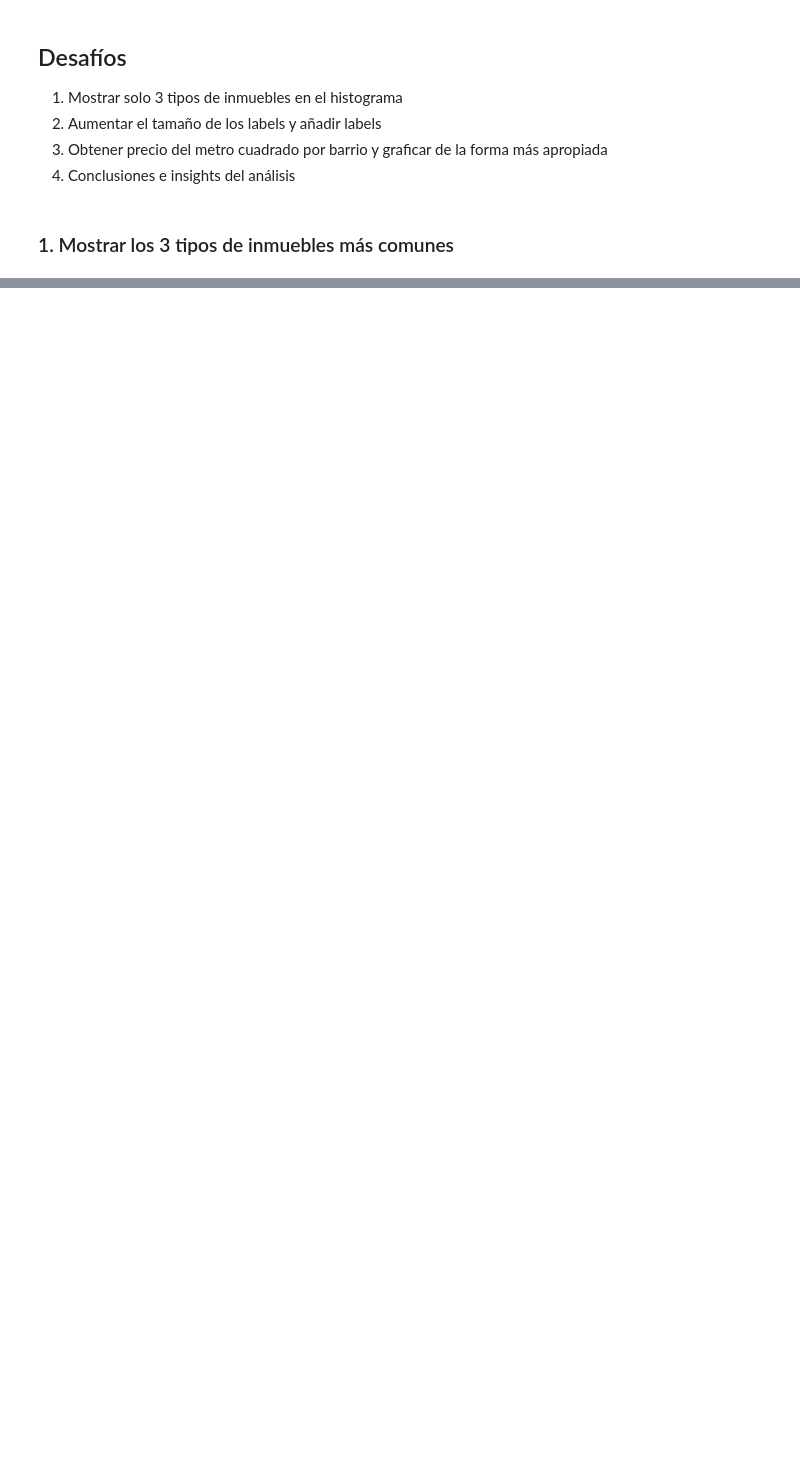
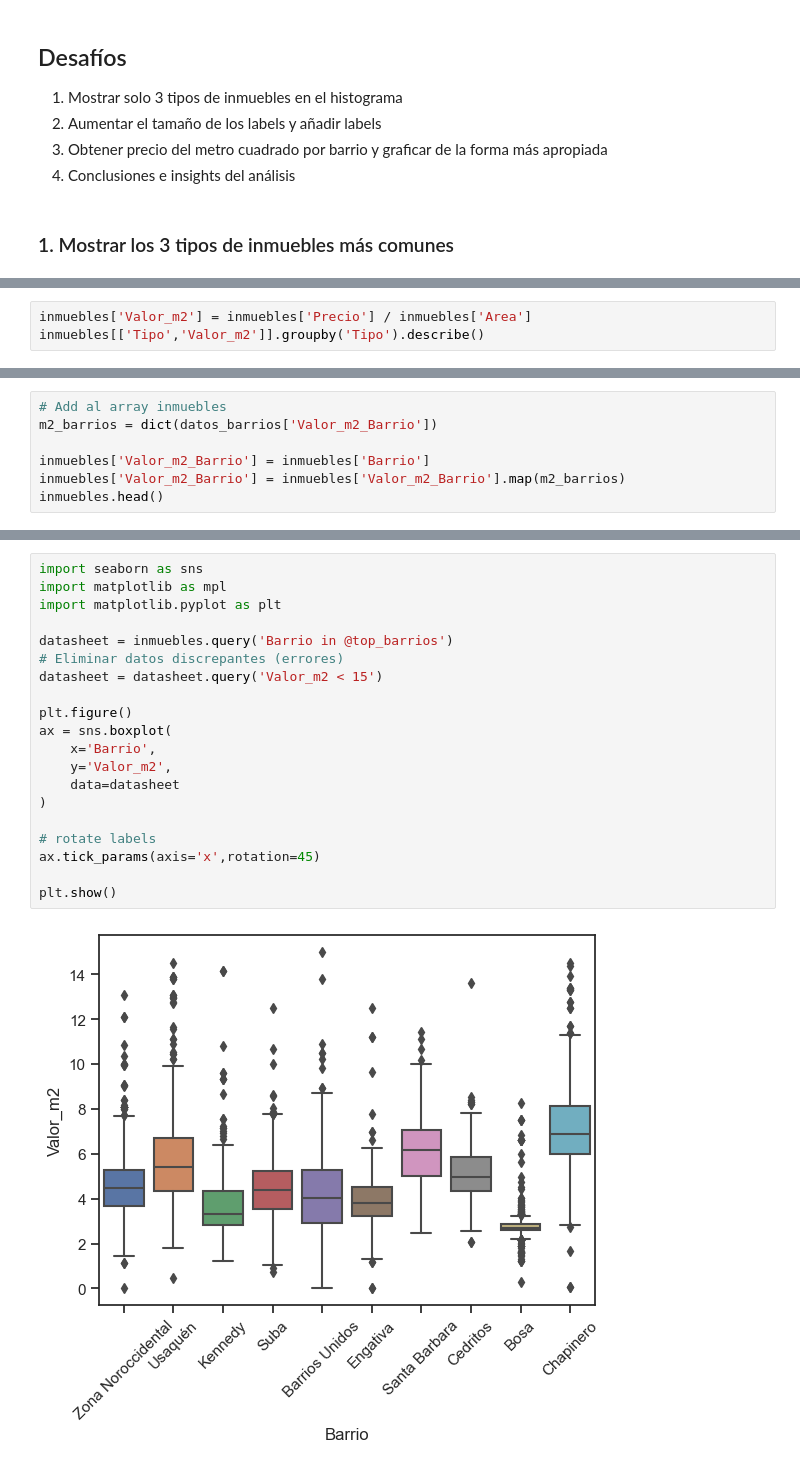
Before and after one commit to starmickey/inmersion-en-datos-alura-2023, a Jupyter notebook: Aula2.ipynb, the cells around one changed output, grey strips where cells are left out. Saved outputs shown, nothing was run; the diff lists cells and outputs as text; blank space fills up the shorter version.

```diff
--- a/Aula2.ipynb
+++ b/Aula2.ipynb
@@ -155,0 +170,3 @@ types_table.groupby('Tipo').describe()
+# %%
+inmuebles['Valor_m2'] = inmuebles['Precio'] / inmuebles['Area']
+inmuebles[['Tipo','Valor_m2']].groupby('Tipo').describe()
@@ -155,0 +187,7 @@ types_table.groupby('Tipo').describe()
+# %%
+# Add al array inmuebles
+m2_barrios = dict(datos_barrios['Valor_m2_Barrio'])
+
+inmuebles['Valor_m2_Barrio'] = inmuebles['Barrio']
+inmuebles['Valor_m2_Barrio'] = inmuebles['Valor_m2_Barrio'].map(m2_barrios)
+inmuebles.head()
@@ -155,0 +257,22 @@ types_table.groupby('Tipo').describe()
+# %%
+import seaborn as sns
+import matplotlib as mpl
+import matplotlib.pyplot as plt
+
+datasheet = inmuebles.query('Barrio in @top_barrios')
+# Eliminar datos discrepantes (errores)
+datasheet = datasheet.query('Valor_m2 < 15')
+
+plt.figure()
+ax = sns.boxplot(
+    x='Barrio',
+    y='Valor_m2',
+    data=datasheet
+)
+
+# rotate labels
+ax.tick_params(axis='x',rotation=45)
+
+plt.show()
+# %% [output]
+[figure, added]
```
Also changed, not shown: parts of 23 cells of this notebook.
